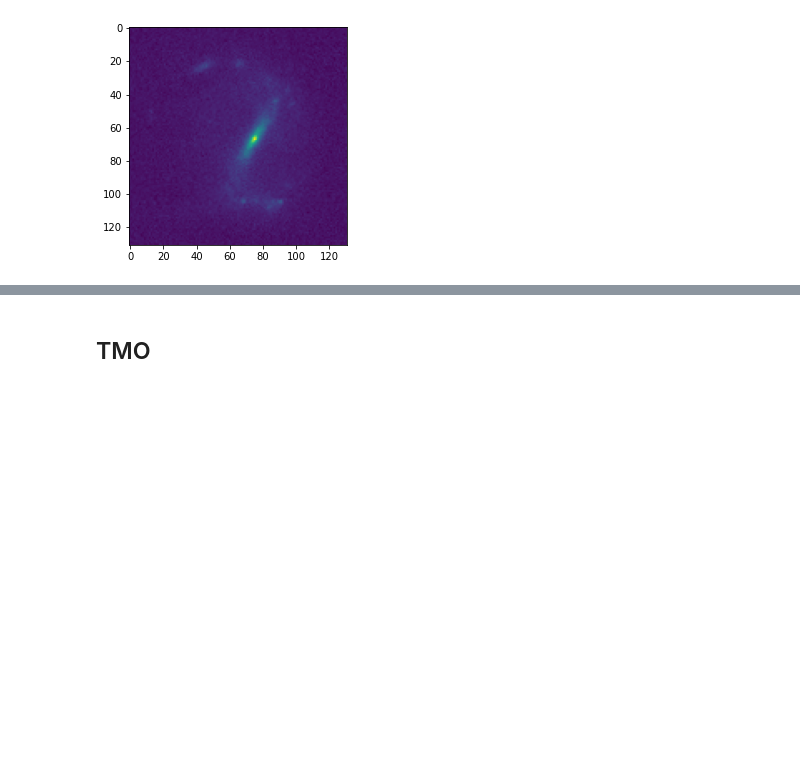
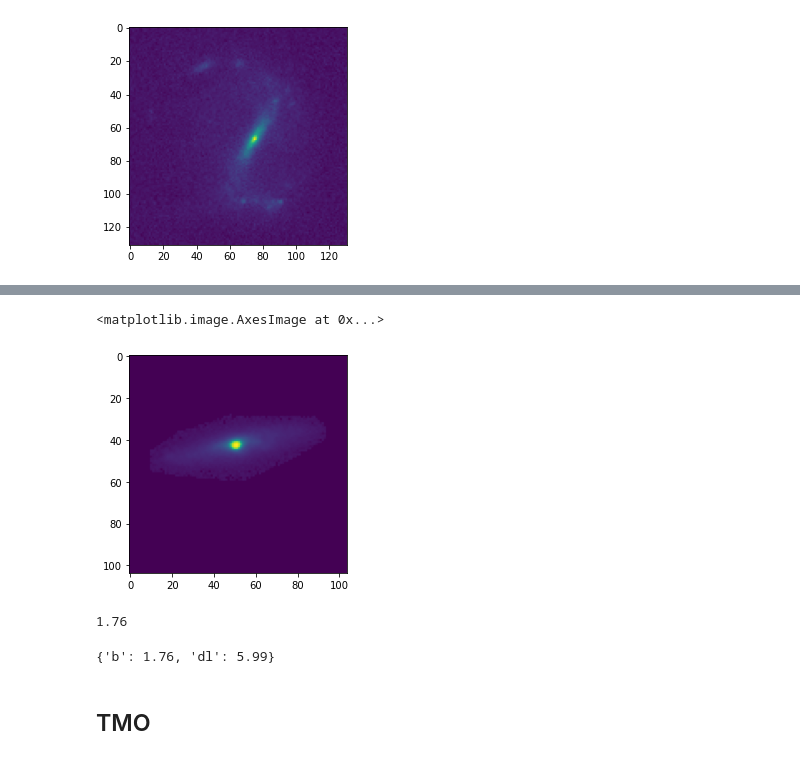
Before and after one commit to Hoseung/astroBF, a Jupyter notebook: notebooks/TMO_param_constraint.ipynb, the cells around one changed output, grey strips where cells are left out. Cells and saved outputs as stored; diff of their text form; code cells hidden in the pictures; blank space fills up the shorter version.

```diff
--- a/notebooks/TMO_param_constraint.ipynb
+++ b/notebooks/TMO_param_constraint.ipynb
@@ -33,0 +49,3 @@ plt.show()
+# %%
+img /= np.nanmax(img) / 1e2
+tonemapped = Mantiuk_Seidel(img, **tmo_params)
@@ -34,3 +56,16 @@ plt.show()
+# %%
+plt.imshow(tonemapped)
+# %% [output]
+<matplotlib.image.AxesImage at 0x...>
+[figure, added]
+# %%
+tmo_params.get('b')
+# %% [output]
+1.76
+# %%
+{'b':tmo_params['b'], 'dl':tmo_params['dl']}
+# %% [output]
+{'b': 1.76, 'dl': 5.99}
 # %% [markdown]
 ## TMO
 # %%
```
Also changed, not shown: parts of 5 cells of this notebook, 36 other files.
